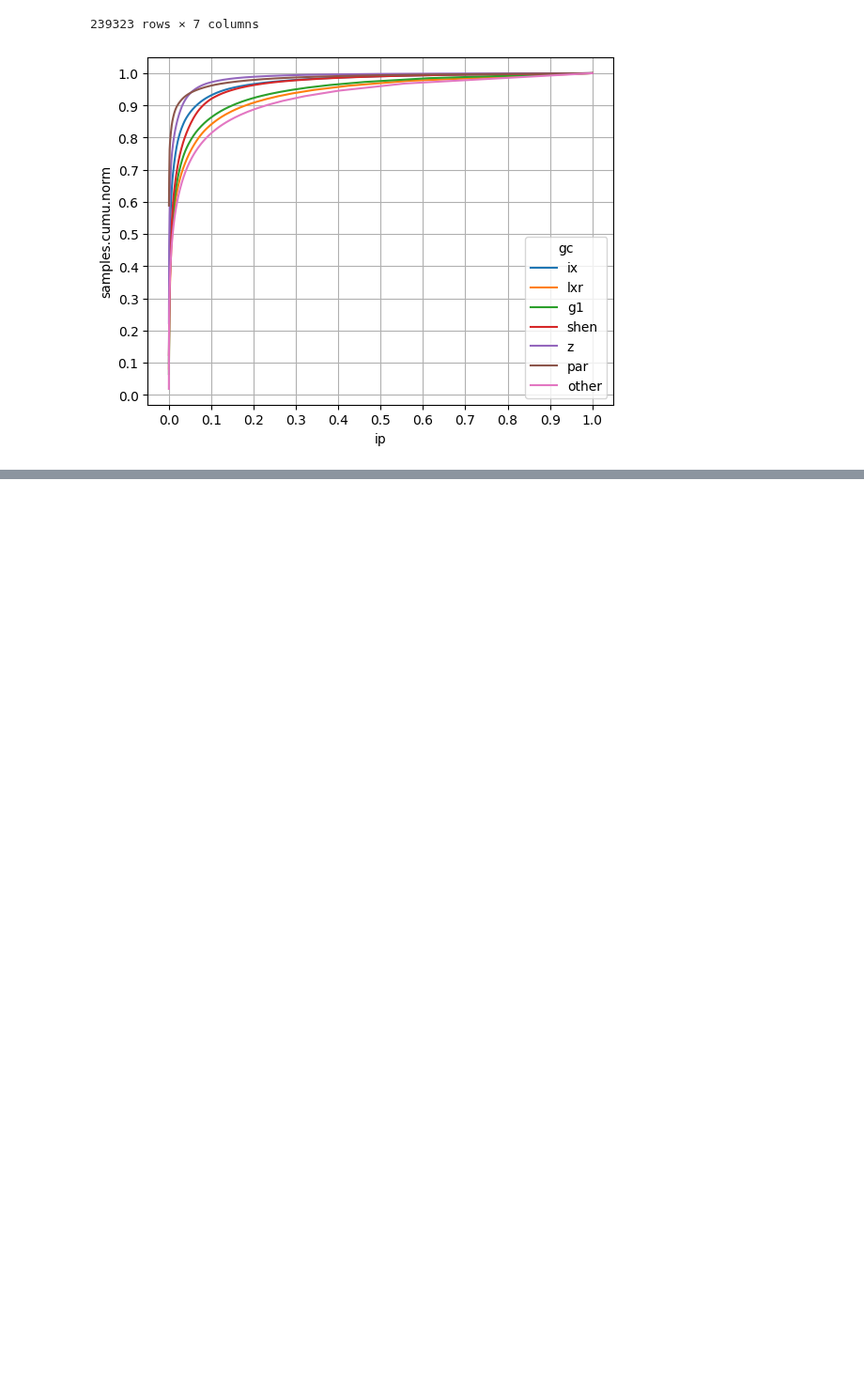
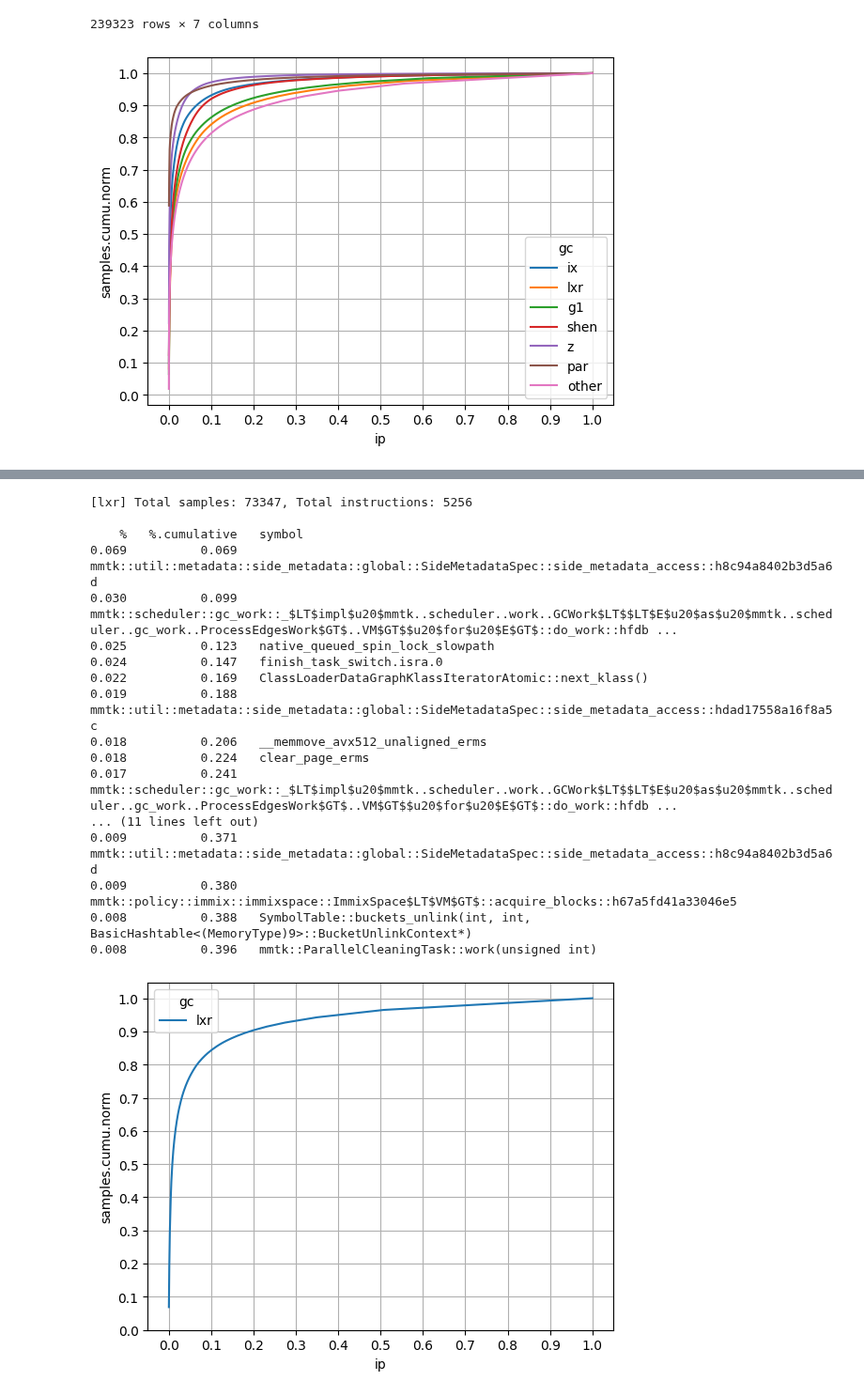
Before and after one commit to wenyuzhao/mmtk-dev, a Jupyter notebook: scripts/notebooks/heat.ipynb, the cells around one changed output, grey strips where cells are left out. Shown at 94% size. Saved outputs shown, nothing was run; the diff lists cells and outputs as text; code cells hidden in the pictures; blank space fills up the shorter version.

Commit message:
Dump symbols

```diff
--- a/scripts/notebooks/heat.ipynb
+++ b/scripts/notebooks/heat.ipynb
@@ -7,6 +7,8 @@ import numpy as np
 
 def load_data(file: str, label: str, other: bool):
     maps = {}
+    syms = {}
+    has_syms = False
     with open(file) as f:
         for line in f:
             if line.startswith("{"):
@@ -14,6 +16,11 @@ def load_data(file: str, label: str, other: bool):
                 if x.get("type") == "map" and x.get("data", {}) is not None:
                     for k, v in x.get("data").items():
                         maps[k] = v
+                if x.get("type") == "printf" and (x["data"].startswith("U ") or x["data"].startswith("K ")):
+                    raw: str = x["data"].strip()[2:]
+                    addr, sym = raw.split("@", 1)
+                    syms[int(addr, 16)] = sym
+                    has_syms = True
     map = maps["@instr_samples"] if not other else maps["@instr_samples_other"]
     entries = [(k, v) for k, v in map.items()]
     entries.sort(key=lambda x: x[1], reverse=True)
@@ -27,7 +34,14 @@ def load_data(file: str, label: str, other: bool):
         s += x[2]
         entries_cumu.append((x[0], x[1], x[2], s))  # (index, ipaddr, samples, samples.cumulative)
     entries_cumu_norm = [(x[0], x[1], x[2], x[3], x[2] / total_samples, x[3] / total_samples) for x in entries_cumu]
-    df = pd.DataFrame(entries_cumu_norm, columns=["ip", "ip.addr", "samples", "samples.cumu", "samples.norm", "samples.cumu.norm"])
+    if has_syms:
+        entries_cumu_norm_syms = [(x[0], x[1], x[2], x[3], x[4], x[5], syms.get(int(x[1], 16), "?")) for x in entries_cumu_norm]
+        for x in entries_cumu_norm_syms:
+            if syms.get(x[1], "?") != "?":
+                print(x[1], syms.get(x[1], "?"))
+        df = pd.DataFrame(entries_cumu_norm_syms, columns=["ip", "ip.addr", "samples", "samples.cumu", "samples.norm", "samples.cumu.norm", "symbol"])
+    else:
+        df = pd.DataFrame(entries_cumu_norm, columns=["ip", "ip.addr", "samples", "samples.cumu", "samples.norm", "samples.cumu.norm"])
     # print(df)
     return df
 
@@ -156,0 +184,29 @@ plot(
+# %%
+df = plot(
+    lxr="../../lusearch-lxr-syms.jsonl",
+)
+print()
+print("    %   %.cumulative   symbol")
+for index, row in df.iterrows():
+    print(f"{row['samples.norm']:.3f}", f"         {row['samples.cumu.norm']:.3f}  ", row["symbol"])
+    if row["samples.cumu.norm"] > 0.90 or row["samples.norm"] <= 0.008:
+        break
+# %% [output]
+[lxr] Total samples: 73347, Total instructions: 5256
+
+    %   %.cumulative   symbol
+0.069          0.069   mmtk::util::metadata::side_metadata::global::SideMetadataSpec::side_metadata_access::h8c94a8402b3d5a6d
+0.030          0.099   mmtk::scheduler::gc_work::_$LT$impl$u20$mmtk..scheduler..work..GCWork$LT$$LT$E$u20$as$u20$mmtk..scheduler..gc_work..ProcessEdgesWork$GT$..VM$GT$$u20$for$u20$E$GT$::do_work::hfdb ...
+0.025          0.123   native_queued_spin_lock_slowpath
+0.024          0.147   finish_task_switch.isra.0
+0.022          0.169   ClassLoaderDataGraphKlassIteratorAtomic::next_klass()
+0.019          0.188   mmtk::util::metadata::side_metadata::global::SideMetadataSpec::side_metadata_access::hdad17558a16f8a5c
+0.018          0.206   __memmove_avx512_unaligned_erms
+0.018          0.224   clear_page_erms
+0.017          0.241   mmtk::scheduler::gc_work::_$LT$impl$u20$mmtk..scheduler..work..GCWork$LT$$LT$E$u20$as$u20$mmtk..scheduler..gc_work..ProcessEdgesWork$GT$..VM$GT$$u20$for$u20$E$GT$::do_work::hfdb ...
+... (11 lines left out)
+0.009          0.371   mmtk::util::metadata::side_metadata::global::SideMetadataSpec::side_metadata_access::h8c94a8402b3d5a6d
+0.009          0.380   mmtk::policy::immix::immixspace::ImmixSpace$LT$VM$GT$::acquire_blocks::h67a5fd41a33046e5
+0.008          0.388   SymbolTable::buckets_unlink(int, int, BasicHashtable<(MemoryType)9>::BucketUnlinkContext*)
+0.008          0.396   mmtk::ParallelCleaningTask::work(unsigned int)
+[figure, added]
```
Also changed, not shown: parts of 1 cell of this notebook, 2 other files.
